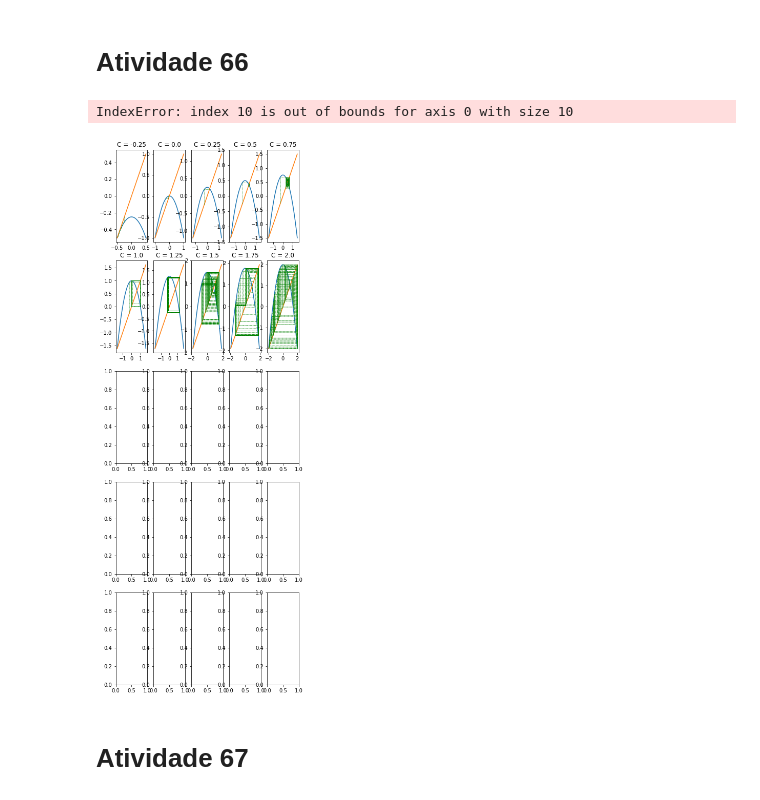
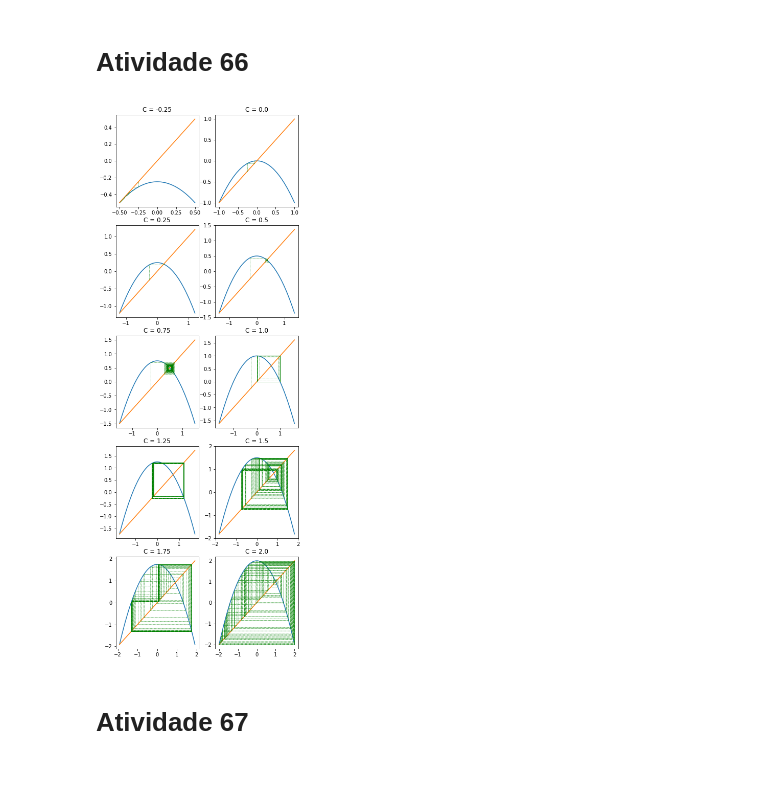
Before and after one commit to felipe-gm/ifusp_introcaos, a Jupyter notebook: Lista 1 - Introdução ao Caos.ipynb, the cells around one changed output. Cells and saved outputs as stored; diff of their text form; code cells hidden in the pictures.

```diff
--- a/Lista 1 - Introdução ao Caos.ipynb
+++ b/Lista 1 - Introdução ao Caos.ipynb
@@ -104,33 +104,32 @@ plt.show()
 # %% [markdown]
 # Atividade 66
 # %%
-fig, ax = plt.subplots(5, 5, figsize=(6.4, 19.2))
+fig, ax = plt.subplots(5, 2, figsize=(6.4, 19.2))
 
 def x_n1(xn, C): return C - xn**2
 
 C = np.linspace(-.25,2,num=10)
 
-for i in range(25):
+for i in range(10):
     x_min = -((1+4*C[i])**(1/2) + 1)/2
     x = np.linspace(x_min, -x_min)
 
-    j = i//5
-    k = i%5
+    j = i//2
+    k = i%2
 
     ax[j,k].plot(x, x_n1(x, C[i]))
     ax[j,k].plot(x, x)
 
     ax[j,k].set_title(f'C = {C[i]}')
 
     x1 = -.25
     for _ in range(128):
         x0 = x1
         x1 = x_n1(x0, C[i])
         ax[j,k].plot((x0,x0),(x0,x1), 'g--', linewidth=.5)
         ax[j,k].plot((x0,x1),(x1,x1), 'g--', linewidth=.5)
 # %% [output]
-IndexError: index 10 is out of bounds for axis 0 with size 10
-[figure, old version]
+[figure, new version]
 # %% [markdown]
 # Atividade 67
 # %%
```
Also changed, not shown: 1 other file.
